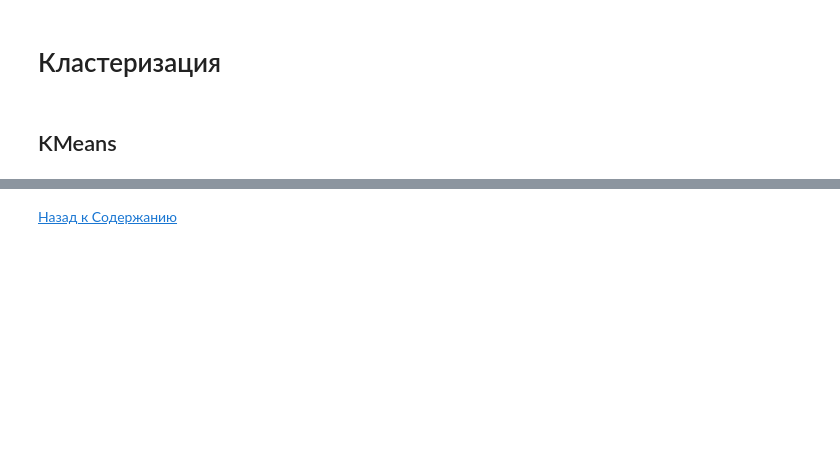
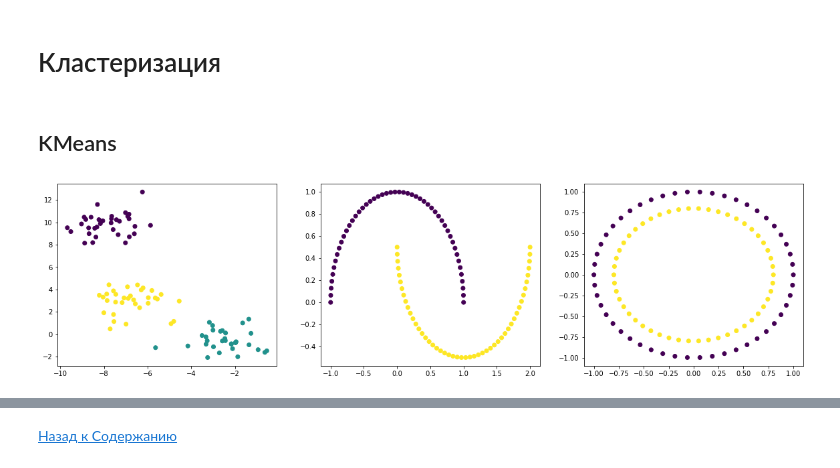
Before and after one commit to yurichernyshov/Data-Science-Course, a Jupyter notebook: lessons/lec-DA-UnsupervisedLearning.ipynb, the cells around one changed output, grey strips where cells are left out. Saved outputs shown, nothing was run; the diff lists cells and outputs as text; code cells hidden in the pictures; blank space fills up the shorter version.

```diff
--- a/lessons/lec-DA-UnsupervisedLearning.ipynb
+++ b/lessons/lec-DA-UnsupervisedLearning.ipynb
@@ -54,3 +59,19 @@ from sklearn.datasets import load_iris, load_digits
 # Кластеризация <a name='cluster'></a>
 # %% [markdown]
 ## KMeans <a name='kmeans'></a>
+# %%
+blobs, blobs_labels = make_blobs(100, cluster_std=1, centers=3)
+moons, moons_labels = make_moons(100)
+circles, circles_labels = make_circles(100)
+
+plt.figure(figsize=(20,5))
+plt.subplot(131)
+plt.scatter(blobs[:,0], blobs[:,1], c=blobs_labels)
+plt.subplot(132)
+plt.scatter(moons[:,0], moons[:,1], c=moons_labels)
+plt.subplot(133)
+plt.scatter(circles[:,0], circles[:,1], c=circles_labels)
+
+plt.show()
+# %% [output]
+[figure, added]
```
Also changed, not shown: parts of 78 cells of this notebook, 2 other files.
